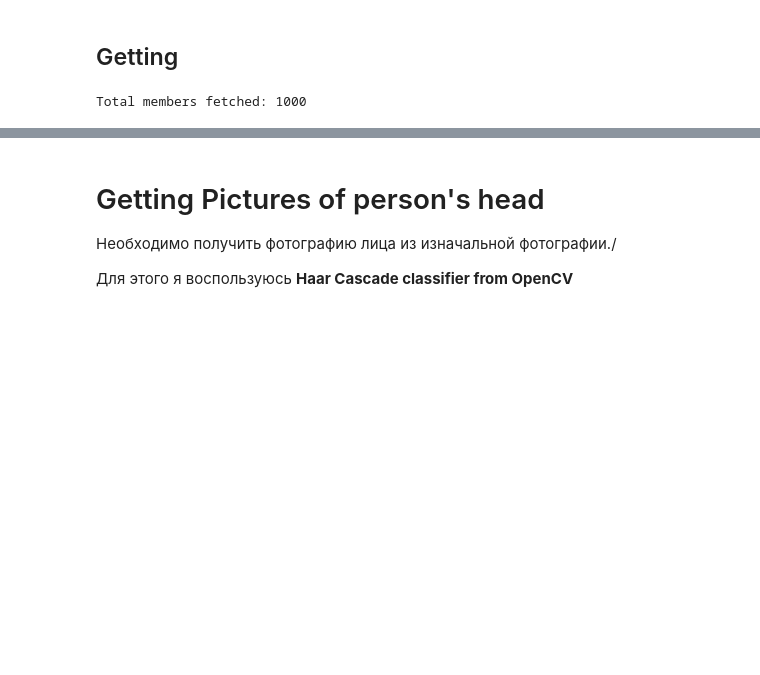
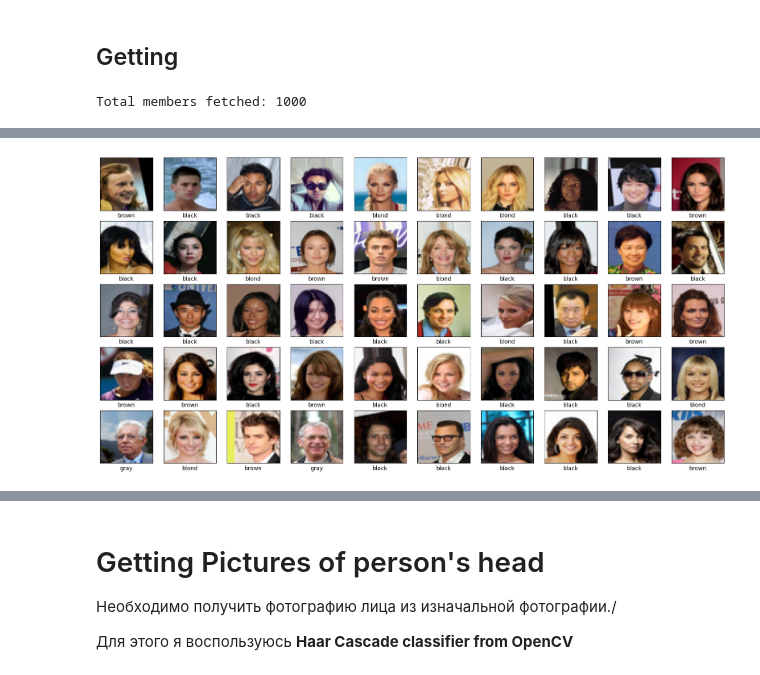
Before and after one commit to HermanDp45/Personal_projects, a Jupyter notebook: Finding_a_girl_with_ginger_hair/Hair_Detection.ipynb, the cells around one changed output, grey strips where cells are left out. Saved outputs shown, nothing was run; the diff lists cells and outputs as text; code cells hidden in the pictures; blank space fills up the shorter version.

```diff
--- a/Finding_a_girl_with_ginger_hair/Hair_Detection.ipynb
+++ b/Finding_a_girl_with_ginger_hair/Hair_Detection.ipynb
@@ -69,0 +229,20 @@ Total members fetched: 1000
+# %%
+from random import seed
+from random import randint
+
+seed(23)
+
+plt.figure(figsize=(20,20))
+for i in range(50):
+    plt.subplot(10,10,i+1)
+    plt.xticks([])
+    plt.yticks([])
+    plt.grid(False)
+    num = randint(0,len(images_train))
+    plt.imshow(images_train[num], cmap=plt.cm.binary)
+    # The CIFAR labels happen to be arrays,
+    # which is why you need the extra index
+    plt.xlabel(hair_colours[labels_train[num]])
+plt.show()
+# %% [output]
+[figure, added]
```
Also changed, not shown: parts of 19 cells of this notebook.
